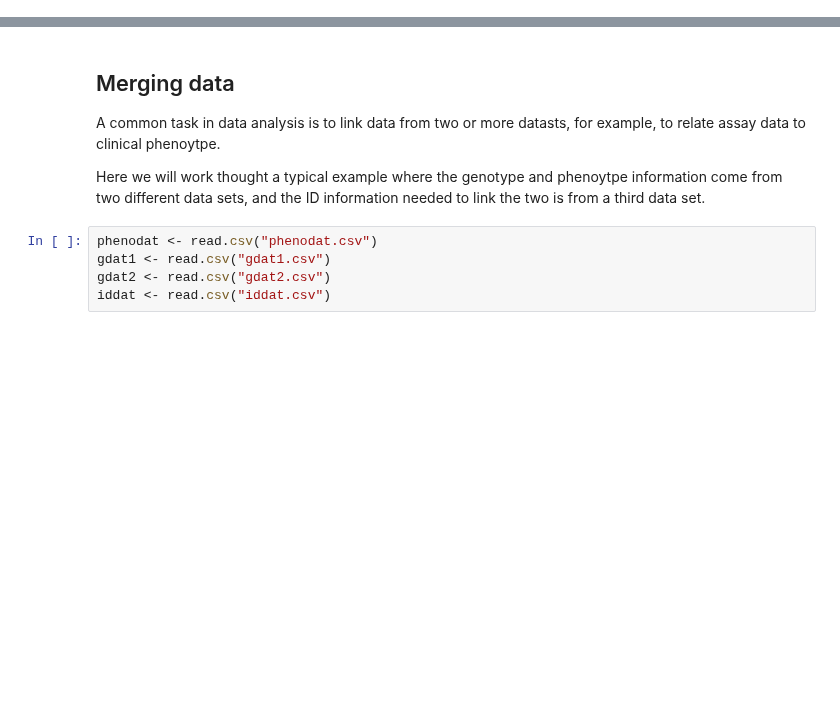
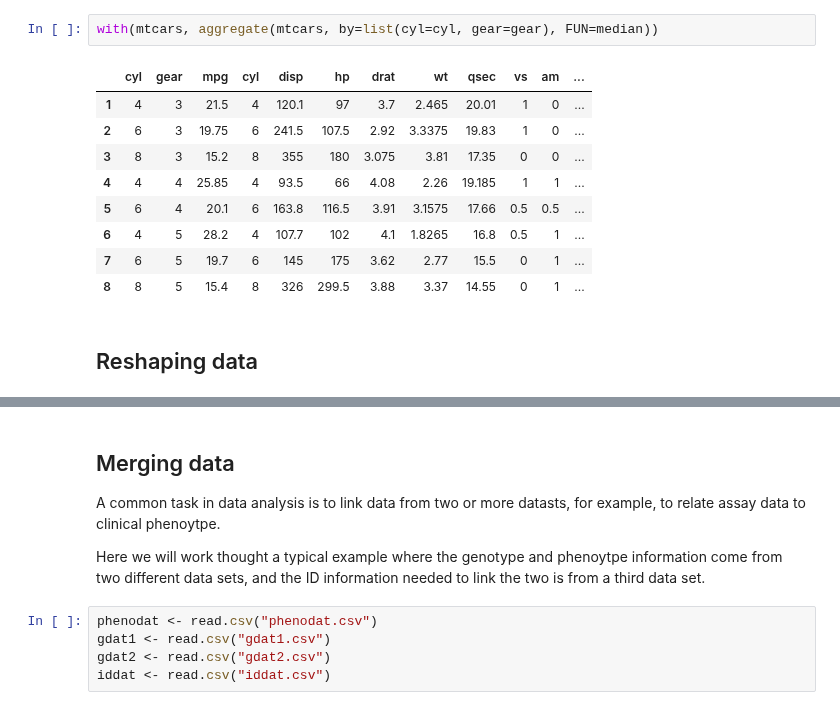
Before and after one commit to duke-biostats/ngs-2015, a Jupyter notebook: Wk1_Fri/Grouping and Aggregation.ipynb, the cells around one changed output, grey strips where cells are left out. Saved outputs shown, nothing was run; the diff lists cells and outputs as text; blank space fills up the shorter version.

Commit message:
Intermeidate data manipulaiton and practice

```diff
--- a/Wk1_Fri/Grouping and Aggregation.ipynb
+++ b/Wk1_Fri/Grouping and Aggregation.ipynb
@@ -0,0 +118,15 @@
+# %%
+with(mtcars, aggregate(mtcars, by=list(cyl=cyl, gear=gear), FUN=median))
+# %% [output]
+|  | cyl | gear | mpg | cyl | disp | hp | drat | wt | qsec | vs | am | ... |
+| 1 | 4 | 3 | 21.5 | 4 | 120.1 | 97 | 3.7 | 2.465 | 20.01 | 1 | 0 | ... |
+| 2 | 6 | 3 | 19.75 | 6 | 241.5 | 107.5 | 2.92 | 3.3375 | 19.83 | 1 | 0 | ... |
+| 3 | 8 | 3 | 15.2 | 8 | 355 | 180 | 3.075 | 3.81 | 17.35 | 0 | 0 | ... |
+| 4 | 4 | 4 | 25.85 | 4 | 93.5 | 66 | 4.08 | 2.26 | 19.185 | 1 | 1 | ... |
+| 5 | 6 | 4 | 20.1 | 6 | 163.8 | 116.5 | 3.91 | 3.1575 | 17.66 | 0.5 | 0.5 | ... |
+| 6 | 4 | 5 | 28.2 | 4 | 107.7 | 102 | 4.1 | 1.8265 | 16.8 | 0.5 | 1 | ... |
+| 7 | 6 | 5 | 19.7 | 6 | 145 | 175 | 3.62 | 2.77 | 15.5 | 0 | 1 | ... |
+| 8 | 8 | 5 | 15.4 | 8 | 326 | 299.5 | 3.88 | 3.37 | 14.55 | 0 | 1 | ... |
+# %% [markdown]
+Reshaping data
+----
```
Also changed, not shown: parts of 35 cells of this notebook, 3 other files.
